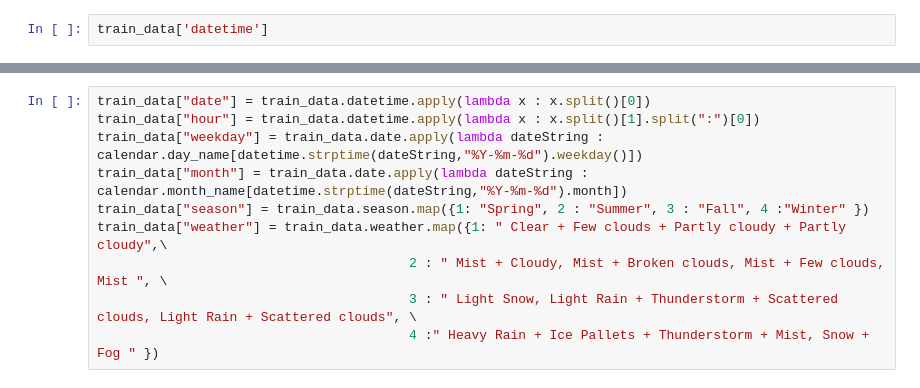
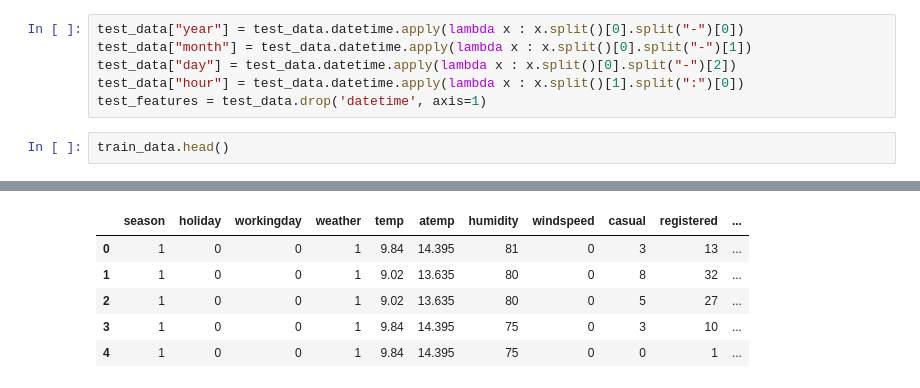
Before and after one commit to devrohitraj/Kaggle, a Jupyter notebook: Bike_sharing.ipynb, the cells around one changed output, grey strips where cells are left out. Saved outputs shown, nothing was run; the diff lists cells and outputs as text.

```diff
--- a/Bike_sharing.ipynb
+++ b/Bike_sharing.ipynb
@@ -54,3 +87,9 @@ train_data.head(25)
+# %%
+test_data["year"] = test_data.datetime.apply(lambda x : x.split()[0].split("-")[0])
+test_data["month"] = test_data.datetime.apply(lambda x : x.split()[0].split("-")[1])
+test_data["day"] = test_data.datetime.apply(lambda x : x.split()[0].split("-")[2])
+test_data["hour"] = test_data.datetime.apply(lambda x : x.split()[1].split(":")[0])
+test_features = test_data.drop('datetime', axis=1)
 # %%
-train_data['datetime']
+train_data.head()
 # %% [output]
@@ -74,10 +96,6 @@ Name: datetime, dtype: object
+|  | season | holiday | workingday | weather | temp | atemp | humidity | windspeed | casual | registered | ... |
+| 0 | 1 | 0 | 0 | 1 | 9.84 | 14.395 | 81 | 0 | 3 | 13 | ... |
+| 1 | 1 | 0 | 0 | 1 | 9.02 | 13.635 | 80 | 0 | 8 | 32 | ... |
+| 2 | 1 | 0 | 0 | 1 | 9.02 | 13.635 | 80 | 0 | 5 | 27 | ... |
+| 3 | 1 | 0 | 0 | 1 | 9.84 | 14.395 | 75 | 0 | 3 | 10 | ... |
+| 4 | 1 | 0 | 0 | 1 | 9.84 | 14.395 | 75 | 0 | 0 | 1 | ... |
-# %%
-train_data["date"] = train_data.datetime.apply(lambda x : x.split()[0])
-train_data["hour"] = train_data.datetime.apply(lambda x : x.split()[1].split(":")[0])
-train_data["weekday"] = train_data.date.apply(lambda dateString : calendar.day_name[datetime.strptime(dateString,"%Y-%m-%d").weekday()])
-train_data["month"] = train_data.date.apply(lambda dateString : calendar.month_name[datetime.strptime(dateString,"%Y-%m-%d").month])
-train_data["season"] = train_data.season.map({1: "Spring", 2 : "Summer", 3 : "Fall", 4 :"Winter" })
-train_data["weather"] = train_data.weather.map({1: " Clear + Few clouds + Partly cloudy + Partly cloudy",\
-                                        2 : " Mist + Cloudy, Mist + Broken clouds, Mist + Few clouds, Mist ", \
-                                        3 : " Light Snow, Light Rain + Thunderstorm + Scattered clouds, Light Rain + Scattered clouds", \
-                                        4 :" Heavy Rain + Ice Pallets + Thunderstorm + Mist, Snow + Fog " })
```
Also changed, not shown: parts of 24 cells of this notebook.
